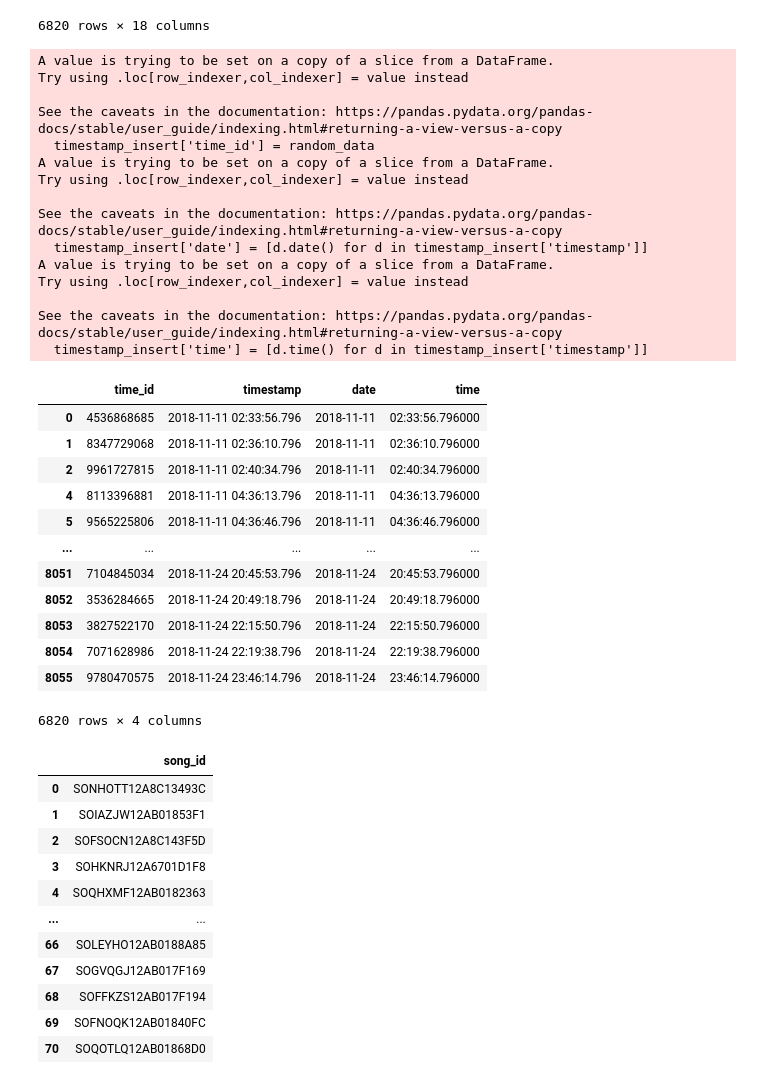
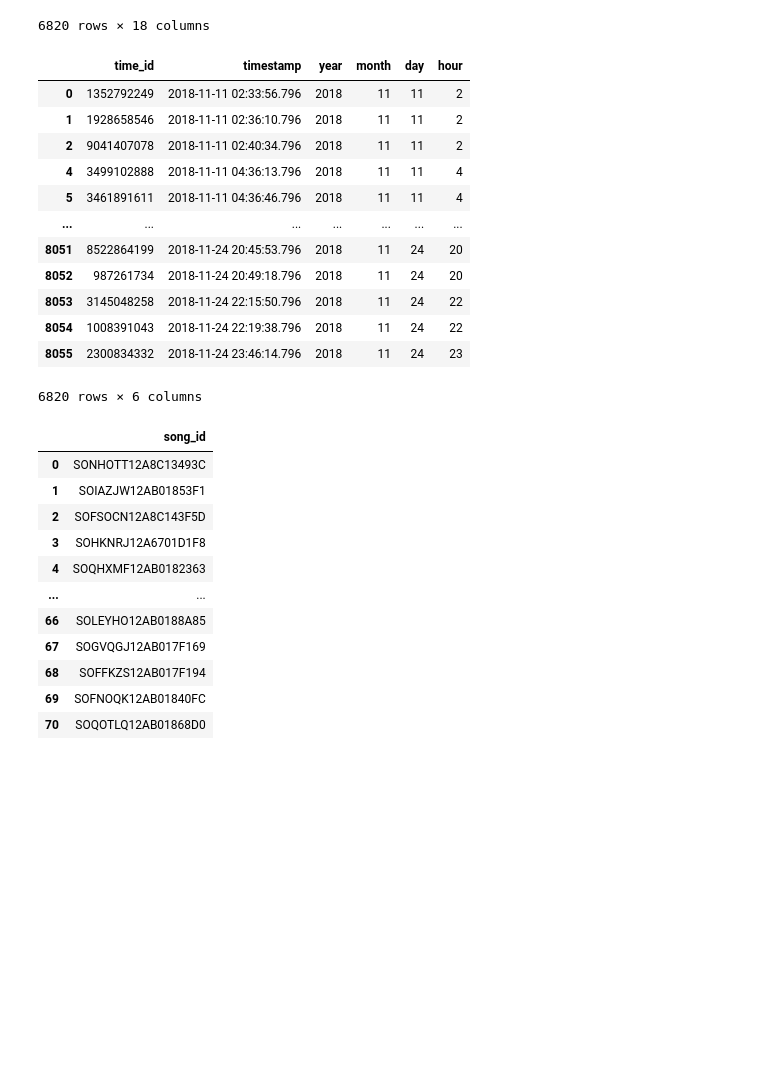
Before and after one commit to EnahoroAzeta/ETL, a Jupyter notebook: Udacity Data Engineering ETL project/Extract, Transform and Load.ipynb, the cells around one changed output. Saved outputs shown, nothing was run; the diff lists cells and outputs as text; code cells hidden in the pictures; blank space fills up the shorter version.

```diff
--- a/Udacity Data Engineering ETL project/Extract, Transform and Load.ipynb
+++ b/Udacity Data Engineering ETL project/Extract, Transform and Load.ipynb
@@ -122,51 +122,36 @@ df
 | 8055 | Shakira | Logged In | Christian | F | 0 | Porter | 193.82812 | free | Elkhart-Goshen, IN | PUT | ... |
 6820 rows × 18 columns
 # %%
-timestamp_df = time_df[['timestamp']]
+timestamp_df = time_df
 
 random_data = np.random.randint(1, 10000000000, size=6820)
 random_data
 
 timestamp_insert = timestamp_df
 
 timestamp_insert['time_id'] = random_data
 
-timestamp_insert['date'] = [d.date() for d in timestamp_insert['timestamp']]
-timestamp_insert['time'] = [d.time() for d in timestamp_insert['timestamp']]
+# timestamp_insert['date'] = [d.date() for d in timestamp_insert['timestamp']]
+# timestamp_insert['time'] = [d.time() for d in timestamp_insert['timestamp']]
 
-timestamp_insert_df = timestamp_insert[['time_id', 'timestamp', 'date', 'time']]
+timestamp_insert_df = timestamp_insert[['time_id', 'timestamp', 'year', 'month', 'day', 'hour']]
 
 
 timestamp_insert_df
 # %% [output]
+|  | time_id | timestamp | year | month | day | hour |
+| 0 | 1352792249 | 2018-11-11 02:33:56.796 | 2018 | 11 | 11 | 2 |
+| 1 | 1928658546 | 2018-11-11 02:36:10.796 | 2018 | 11 | 11 | 2 |
+| 2 | 9041407078 | 2018-11-11 02:40:34.796 | 2018 | 11 | 11 | 2 |
+| 4 | 3499102888 | 2018-11-11 04:36:13.796 | 2018 | 11 | 11 | 4 |
+| 5 | 3461891611 | 2018-11-11 04:36:46.796 | 2018 | 11 | 11 | 4 |
+| ... | ... | ... | ... | ... | ... | ... |
+| 8051 | 8522864199 | 2018-11-24 20:45:53.796 | 2018 | 11 | 24 | 20 |
+| 8052 | 987261734 | 2018-11-24 20:49:18.796 | 2018 | 11 | 24 | 20 |
+| 8053 | 3145048258 | 2018-11-24 22:15:50.796 | 2018 | 11 | 24 | 22 |
+| 8054 | 1008391043 | 2018-11-24 22:19:38.796 | 2018 | 11 | 24 | 22 |
+| 8055 | 2300834332 | 2018-11-24 23:46:14.796 | 2018 | 11 | 24 | 23 |
-A value is trying to be set on a copy of a slice from a DataFrame.
-Try using .loc[row_indexer,col_indexer] = value instead
-
-See the caveats in the documentation: https://pandas.pydata.org/pandas-docs/stable/user_guide/indexing.html#returning-a-view-versus-a-copy
-  timestamp_insert['time_id'] = random_data
-A value is trying to be set on a copy of a slice from a DataFrame.
-Try using .loc[row_indexer,col_indexer] = value instead
-
-See the caveats in the documentation: https://pandas.pydata.org/pandas-docs/stable/user_guide/indexing.html#returning-a-view-versus-a-copy
-  timestamp_insert['date'] = [d.date() for d in timestamp_insert['timestamp']]
-A value is trying to be set on a copy of a slice from a DataFrame.
-Try using .loc[row_indexer,col_indexer] = value instead
-
-See the caveats in the documentation: https://pandas.pydata.org/pandas-docs/stable/user_guide/indexing.html#returning-a-view-versus-a-copy
-  timestamp_insert['time'] = [d.time() for d in timestamp_insert['timestamp']]
+6820 rows × 6 columns
-|  | time_id | timestamp | date | time |
-| 0 | 4536868685 | 2018-11-11 02:33:56.796 | 2018-11-11 | 02:33:56.796000 |
-| 1 | 8347729068 | 2018-11-11 02:36:10.796 | 2018-11-11 | 02:36:10.796000 |
-| 2 | 9961727815 | 2018-11-11 02:40:34.796 | 2018-11-11 | 02:40:34.796000 |
-| 4 | 8113396881 | 2018-11-11 04:36:13.796 | 2018-11-11 | 04:36:13.796000 |
-| 5 | 9565225806 | 2018-11-11 04:36:46.796 | 2018-11-11 | 04:36:46.796000 |
-| ... | ... | ... | ... | ... |
-| 8051 | 7104845034 | 2018-11-24 20:45:53.796 | 2018-11-24 | 20:45:53.796000 |
-| 8052 | 3536284665 | 2018-11-24 20:49:18.796 | 2018-11-24 | 20:49:18.796000 |
-| 8053 | 3827522170 | 2018-11-24 22:15:50.796 | 2018-11-24 | 22:15:50.796000 |
-| 8054 | 7071628986 | 2018-11-24 22:19:38.796 | 2018-11-24 | 22:19:38.796000 |
-| 8055 | 9780470575 | 2018-11-24 23:46:14.796 | 2018-11-24 | 23:46:14.796000 |
-6820 rows × 4 columns
 # %%
 song_id = songs_df[['song_id']]
 
```
Also changed, not shown: parts of 1 cell of this notebook, 2 other files.
